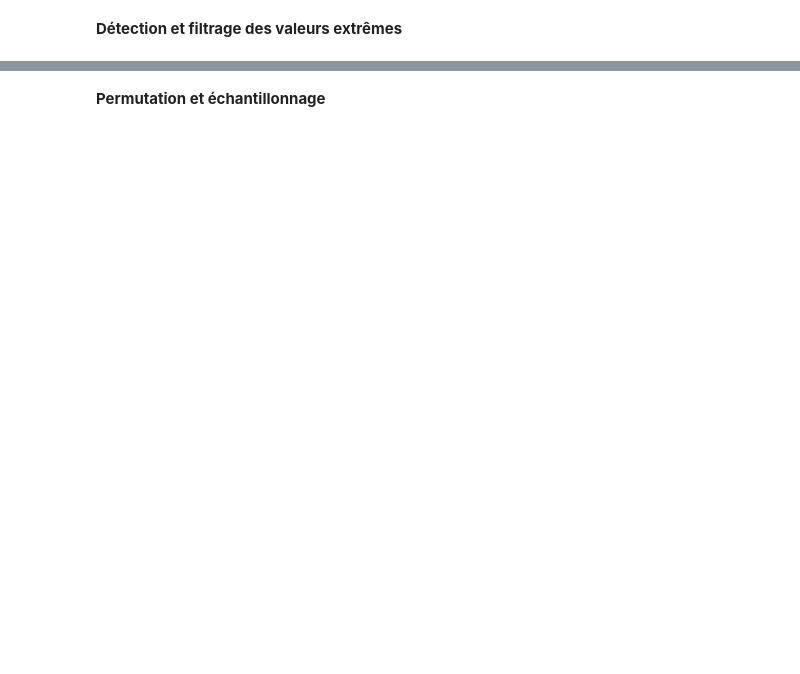
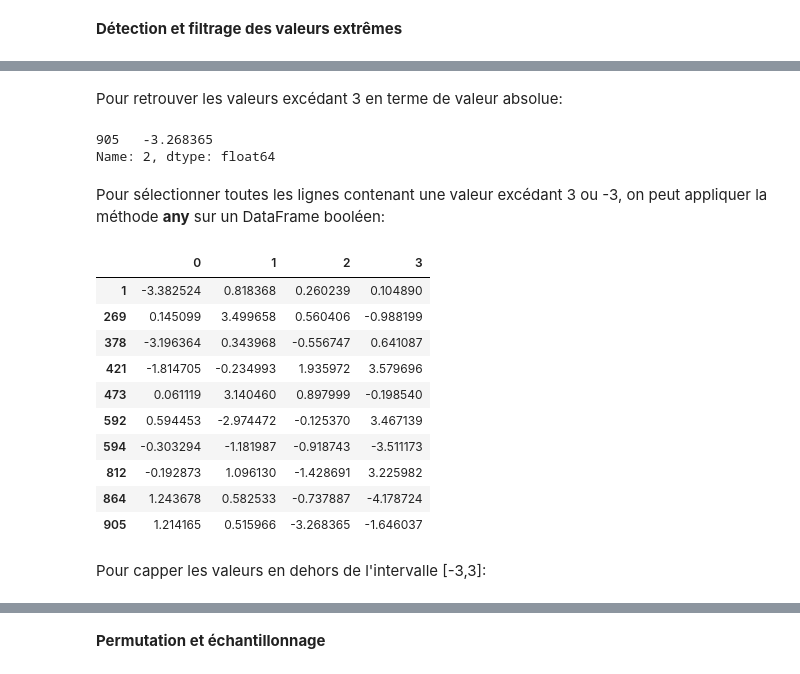
Before and after one commit to yeladlouni/m2i, a Jupyter notebook: pandas/notebooks/cleansing.ipynb, the cells around one changed output, grey strips where cells are left out. Cells and saved outputs as stored; diff of their text form; code cells hidden in the pictures; blank space fills up the shorter version.

```diff
--- a/pandas/notebooks/cleansing.ipynb
+++ b/pandas/notebooks/cleansing.ipynb
@@ -320,2 +613,4 @@ data.drop_duplicates()
 # %% [markdown]
 **Détection et filtrage des valeurs extrêmes**
+# %%
+data = pd.DataFrame(np.random.randn(1000, 4))
@@ -321,0 +629,2 @@ data.drop_duplicates()
+# %% [markdown]
+Pour retrouver les valeurs excédant 3 en terme de valeur absolue:
@@ -321,0 +633,23 @@ data.drop_duplicates()
+# %%
+col[np.abs(col) > 3]
+# %% [output]
+905   -3.268365
+Name: 2, dtype: float64
+# %% [markdown]
+Pour sélectionner toutes les lignes contenant une valeur excédant 3 ou -3, on peut appliquer la méthode **any** sur un DataFrame booléen:
+# %%
+data[(np.abs(data) > 3).any(1)]
+# %% [output]
+|  | 0 | 1 | 2 | 3 |
+| 1 | -3.382524 | 0.818368 | 0.260239 | 0.104890 |
+| 269 | 0.145099 | 3.499658 | 0.560406 | -0.988199 |
+| 378 | -3.196364 | 0.343968 | -0.556747 | 0.641087 |
+| 421 | -1.814705 | -0.234993 | 1.935972 | 3.579696 |
+| 473 | 0.061119 | 3.140460 | 0.897999 | -0.198540 |
+| 592 | 0.594453 | -2.974472 | -0.125370 | 3.467139 |
+| 594 | -0.303294 | -1.181987 | -0.918743 | -3.511173 |
+| 812 | -0.192873 | 1.096130 | -1.428691 | 3.225982 |
+| 864 | 1.243678 | 0.582533 | -0.737887 | -4.178724 |
+| 905 | 1.214165 | 0.515966 | -3.268365 | -1.646037 |
+# %% [markdown]
+Pour capper les valeurs en dehors de l'intervalle [-3,3]:
```
Also changed, not shown: parts of 94 cells of this notebook, 2 other files.
